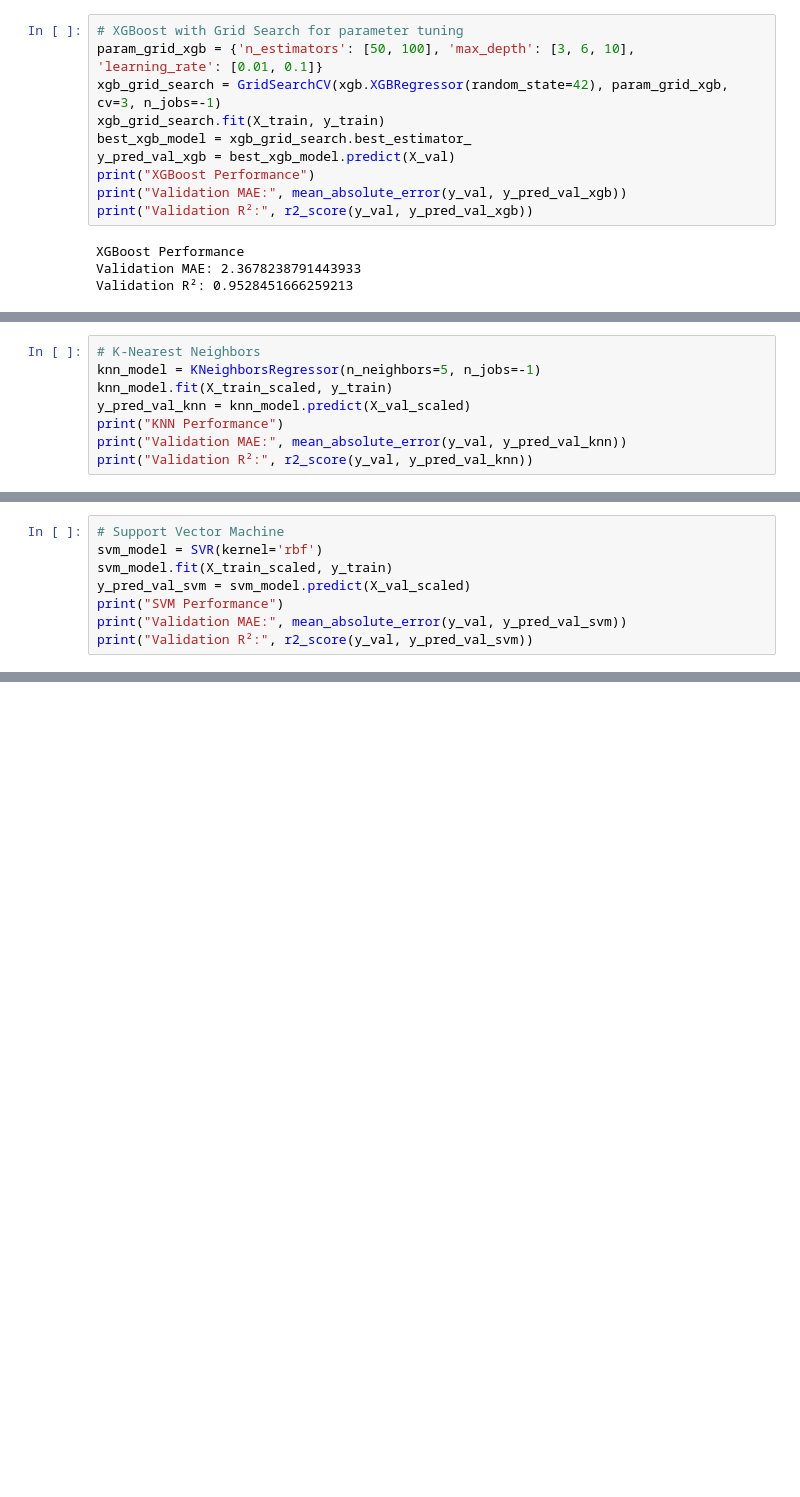
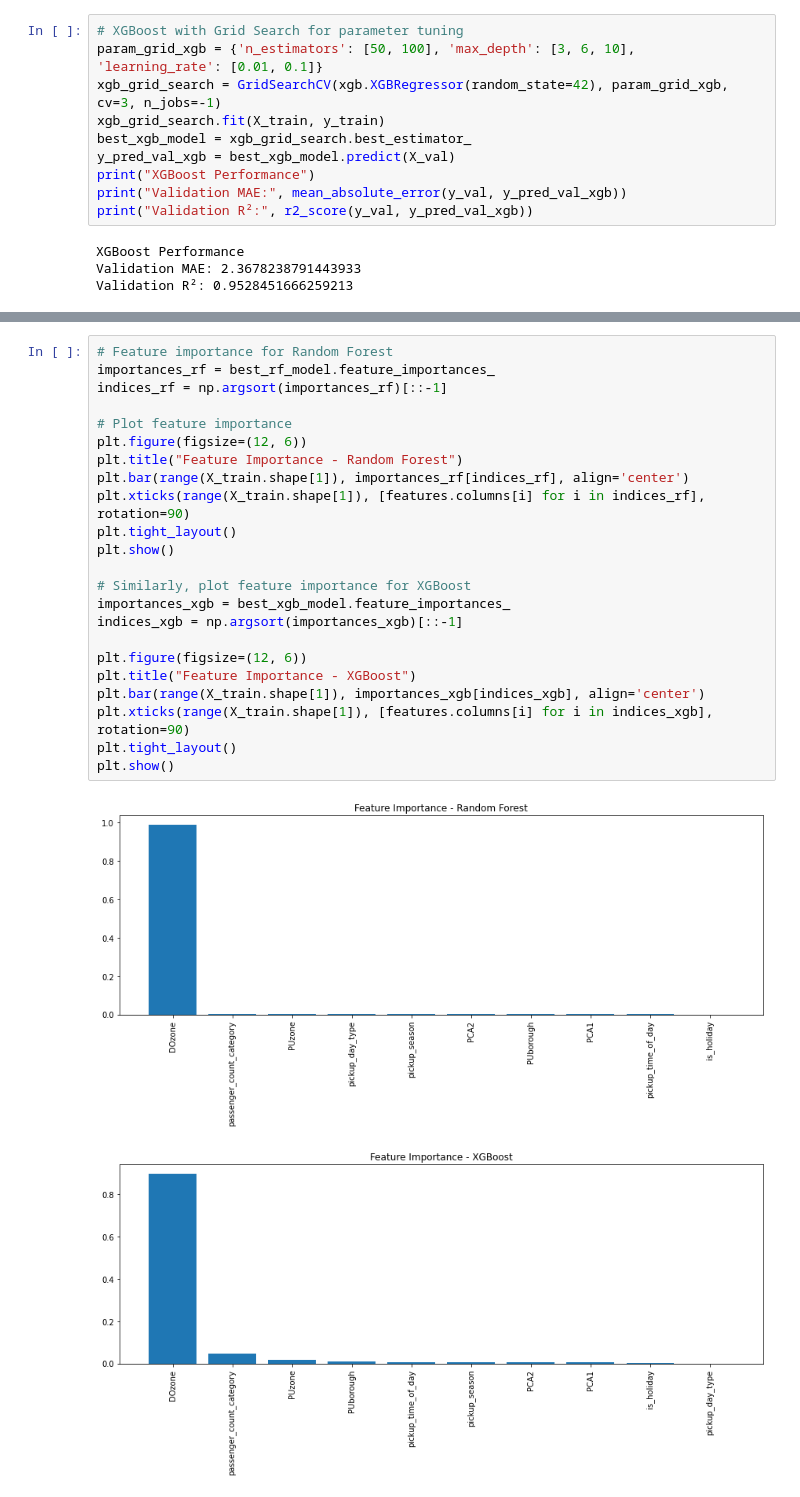
Before and after one commit to doli99/Advanced_Data_Analytics_Advanced_Programming_UNIL_MsCM_BA_Mariam_Dolidze_2024, a Jupyter notebook: 5. Modeling.ipynb, the cells around one changed output, grey strips where cells are left out. Cells and saved outputs as stored; diff of their text form; blank space fills up the shorter version.

```diff
--- a/5. Modeling.ipynb
+++ b/5. Modeling.ipynb
@@ -401,8 +296,0 @@ print("Validation R²:", r2_score(y_val, y_pred_val_rf))
-# %%
-# K-Nearest Neighbors
-knn_model = KNeighborsRegressor(n_neighbors=5, n_jobs=-1)
-knn_model.fit(X_train_scaled, y_train)
-y_pred_val_knn = knn_model.predict(X_val_scaled)
-print("KNN Performance")
-print("Validation MAE:", mean_absolute_error(y_val, y_pred_val_knn))
-print("Validation R²:", r2_score(y_val, y_pred_val_knn))
@@ -411,8 +296,0 @@ KeyboardInterrupt:
-# %%
-# Support Vector Machine
-svm_model = SVR(kernel='rbf')
-svm_model.fit(X_train_scaled, y_train)
-y_pred_val_svm = svm_model.predict(X_val_scaled)
-print("SVM Performance")
-print("Validation MAE:", mean_absolute_error(y_val, y_pred_val_svm))
-print("Validation R²:", r2_score(y_val, y_pred_val_svm))
@@ -480,0 +408,26 @@ print(performance_df)
+# %%
+# Feature importance for Random Forest
+importances_rf = best_rf_model.feature_importances_
+indices_rf = np.argsort(importances_rf)[::-1]
+
+# Plot feature importance
+plt.figure(figsize=(12, 6))
+plt.title("Feature Importance - Random Forest")
+plt.bar(range(X_train.shape[1]), importances_rf[indices_rf], align='center')
+plt.xticks(range(X_train.shape[1]), [features.columns[i] for i in indices_rf], rotation=90)
+plt.tight_layout()
+plt.show()
+
+# Similarly, plot feature importance for XGBoost
+importances_xgb = best_xgb_model.feature_importances_
+indices_xgb = np.argsort(importances_xgb)[::-1]
+
+plt.figure(figsize=(12, 6))
+plt.title("Feature Importance - XGBoost")
+plt.bar(range(X_train.shape[1]), importances_xgb[indices_xgb], align='center')
+plt.xticks(range(X_train.shape[1]), [features.columns[i] for i in indices_xgb], rotation=90)
+plt.tight_layout()
+plt.show()
+# %% [output]
+[figure, added]
+[figure, added]
```
Also changed, not shown: parts of 41 cells of this notebook.
